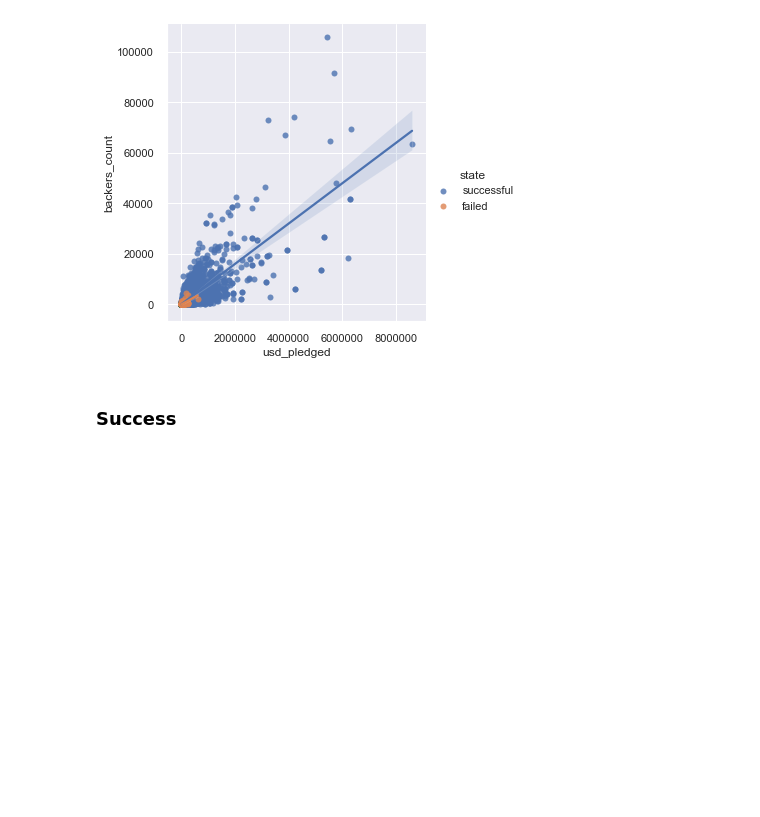
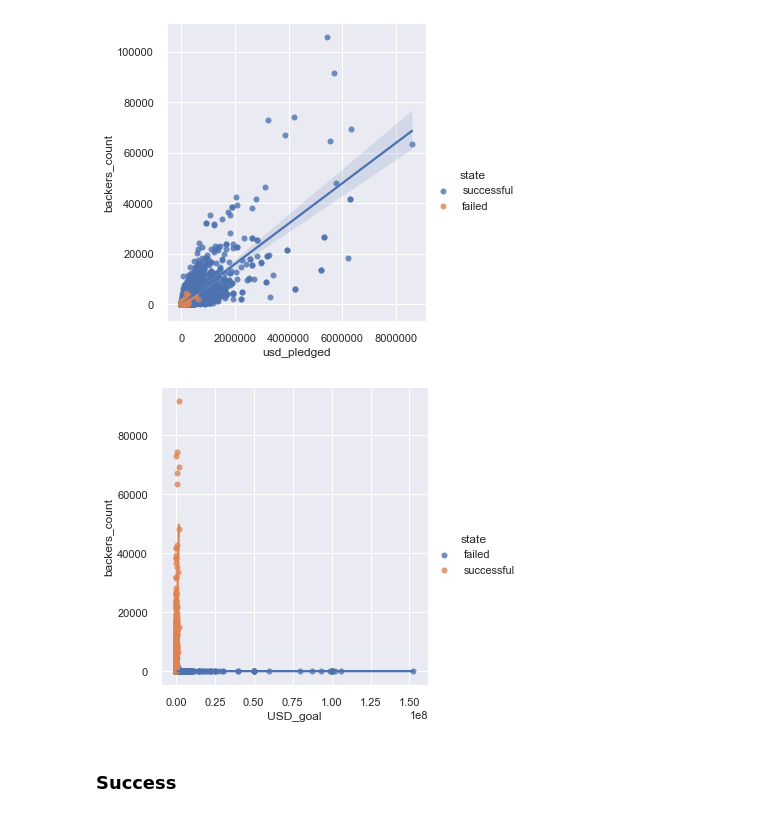
Before and after one commit to skrutzky/Project-2_Kickstarter, a Jupyter notebook: DS-Project-2_Kickstarter.ipynb, the cells around one changed output. Saved outputs shown, nothing was run; the diff lists cells and outputs as text; code cells hidden in the pictures; blank space fills up the shorter version.

```diff
--- a/DS-Project-2_Kickstarter.ipynb
+++ b/DS-Project-2_Kickstarter.ipynb
@@ -746,6 +755,12 @@ g = sns.lmplot(x='usd_pledged', y='backers_count', hue='state',data=df)
 #sns.regplot(x=df.state,y = df.backers_count, scatter=False, ax=g.axes[0, 0]);
 # %% [output]
 [figure]
+# %%
+g = sns.lmplot(x='USD_goal', y='backers_count', hue='state',data=train_data)
+#sns.regplot(x="x", y="y", data=df, scatter=False, ax=g.axes[0, 0])
+#sns.regplot(x=df.state,y = df.backers_count, scatter=False, ax=g.axes[0, 0]);
+# %% [output]
+[figure, added]
 # %% [markdown]
 ### Success
 # %%
```
Also changed, not shown: parts of 77 cells of this notebook.
